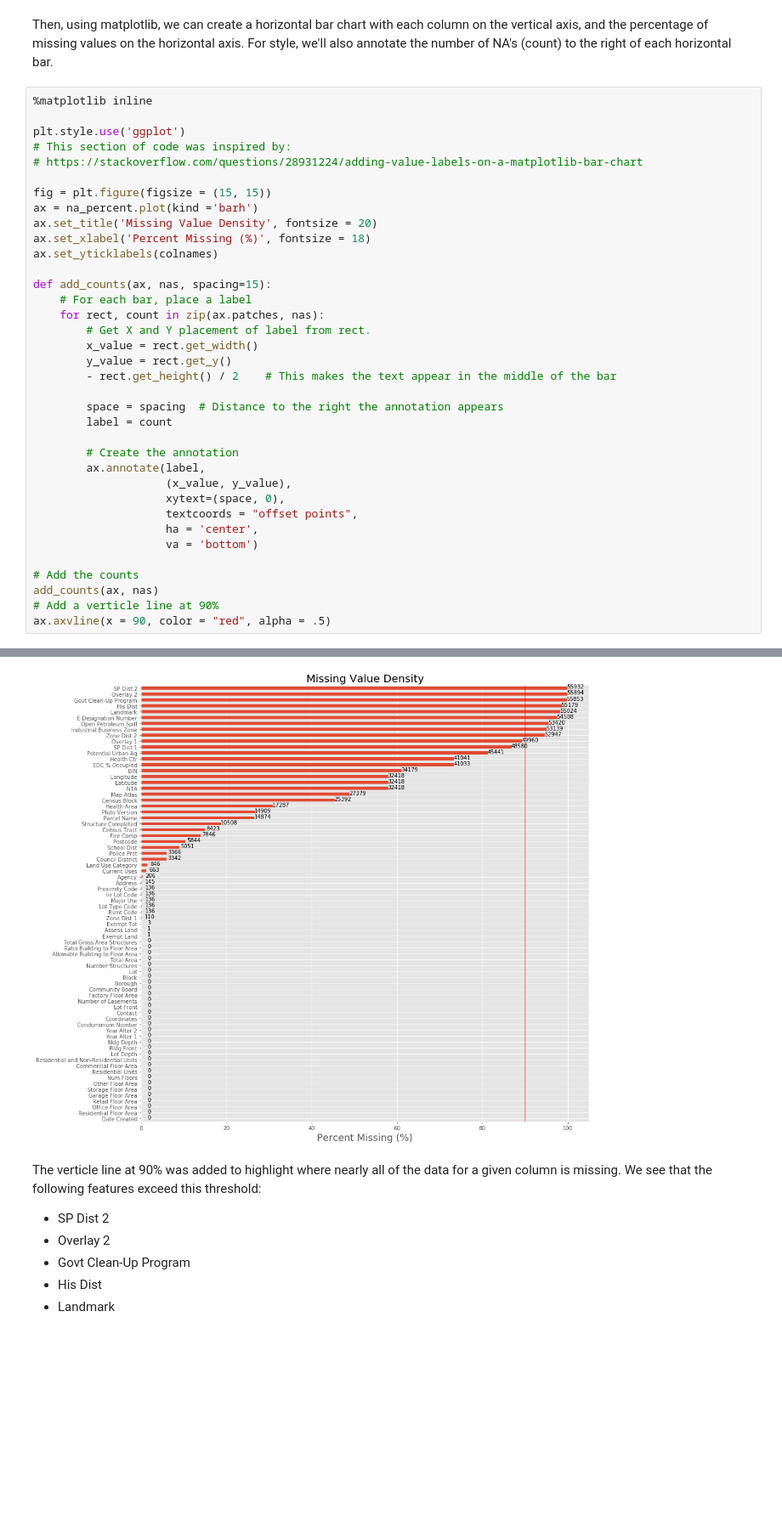
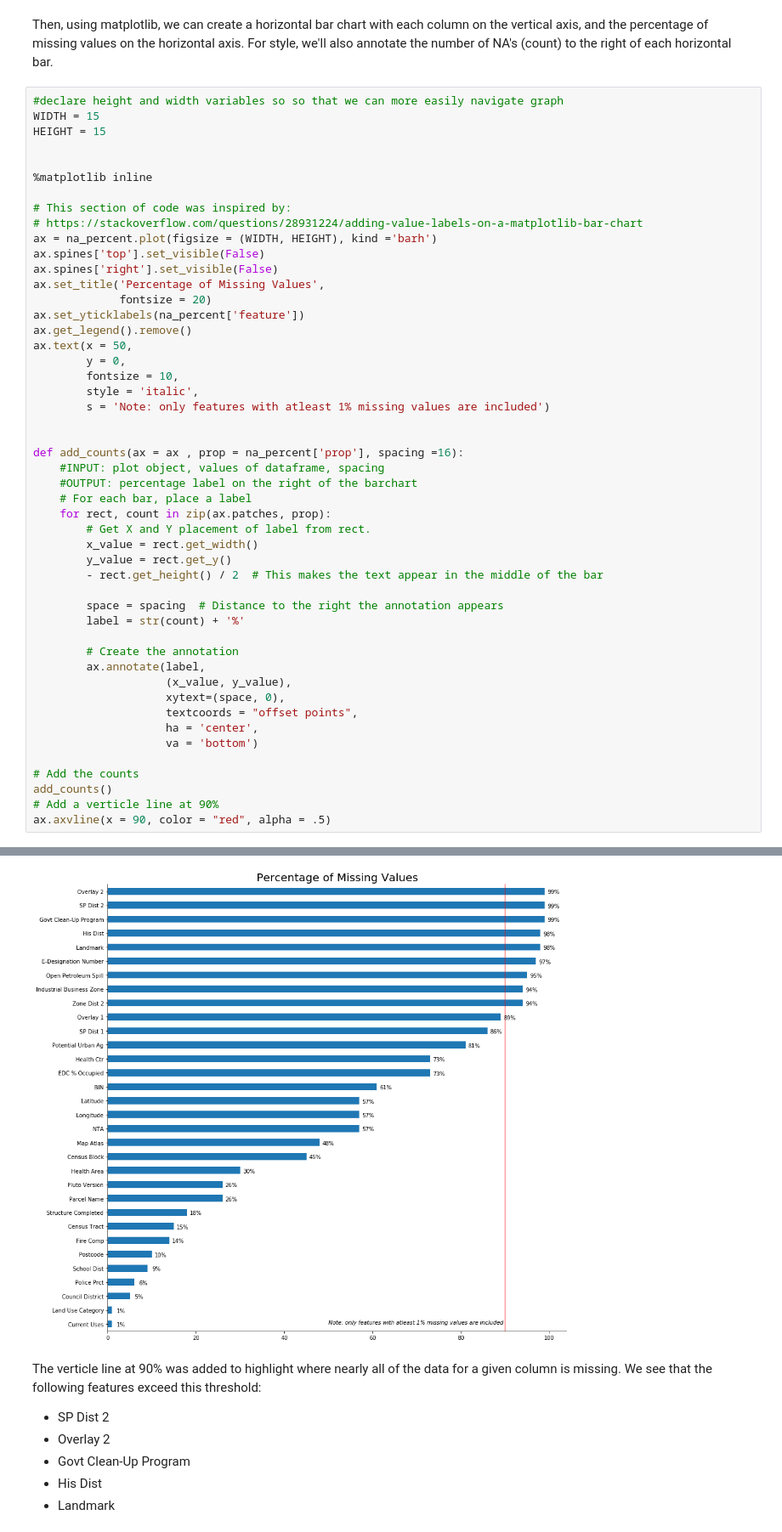
Before and after one commit to lavos84/DS7331-Term-Project, a Jupyter notebook: DS 7331 Term Project.ipynb, the cells around one changed output, grey strips where cells are left out. Shown at 85% size. Saved outputs shown, nothing was run; the diff lists cells and outputs as text; blank space fills up the shorter version.

```diff
--- a/DS 7331 Term Project.ipynb
+++ b/DS 7331 Term Project.ipynb
@@ -361,44 +473,57 @@ colnames = list(nas.index)
 # %% [markdown]
 Then, using matplotlib, we can create a horizontal bar chart with each column on the vertical axis, and the percentage of missing values on the horizontal axis.  For style, we'll also annotate the number of NA's (count) to the right of each horizontal bar.
 # %%
+#declare height and width variables so so that we can more easily navigate graph
+WIDTH = 15
+HEIGHT = 15
+
+
 %matplotlib inline
 
-plt.style.use('ggplot')
 # This section of code was inspired by:
 # https://stackoverflow.com/questions/28931224/adding-value-labels-on-a-matplotlib-bar-chart
+ax = na_percent.plot(figsize = (WIDTH, HEIGHT), kind ='barh')
+ax.spines['top'].set_visible(False)
+ax.spines['right'].set_visible(False)
+ax.set_title('Percentage of Missing Values',
+             fontsize = 20)
+ax.set_yticklabels(na_percent['feature'])
+ax.get_legend().remove()
+ax.text(x = 50,
+        y = 0,
+        fontsize = 10,
+        style = 'italic',
+        s = 'Note: only features with atleast 1% missing values are included')
 
-fig = plt.figure(figsize = (15, 15))
-ax = na_percent.plot(kind ='barh')
-ax.set_title('Missing Value Density', fontsize = 20)
-ax.set_xlabel('Percent Missing (%)', fontsize = 18)
-ax.set_yticklabels(colnames)
 
-def add_counts(ax, nas, spacing=15):
+def add_counts(ax = ax , prop = na_percent['prop'], spacing =16):
+    #INPUT: plot object, values of dataframe, spacing
+    #OUTPUT: percentage label on the right of the barchart
     # For each bar, place a label
-    for rect, count in zip(ax.patches, nas):
+    for rect, count in zip(ax.patches, prop):
         # Get X and Y placement of label from rect.
         x_value = rect.get_width()
         y_value = rect.get_y()
-        - rect.get_height() / 2    # This makes the text appear in the middle of the bar
+        - rect.get_height() / 2  # This makes the text appear in the middle of the bar
 
         space = spacing  # Distance to the right the annotation appears
-        label = count
+        label = str(count) + '%'
 
         # Create the annotation
         ax.annotate(label,
                     (x_value, y_value),
                     xytext=(space, 0),
                     textcoords = "offset points",
                     ha = 'center',
                     va = 'bottom')
 
 # Add the counts
-add_counts(ax, nas)
+add_counts()
 # Add a verticle line at 90%
 ax.axvline(x = 90, color = "red", alpha = .5)
 # %% [output]
 <matplotlib.lines.Line2D at 0x...>
-[figure, old version]
+[figure, new version]
 # %% [markdown]
 The verticle line at 90% was added to highlight where nearly all of the data for a given column is missing.  We see that the following features exceed this threshold:
 
```
Also changed, not shown: parts of 23 cells of this notebook, 1 other file.
